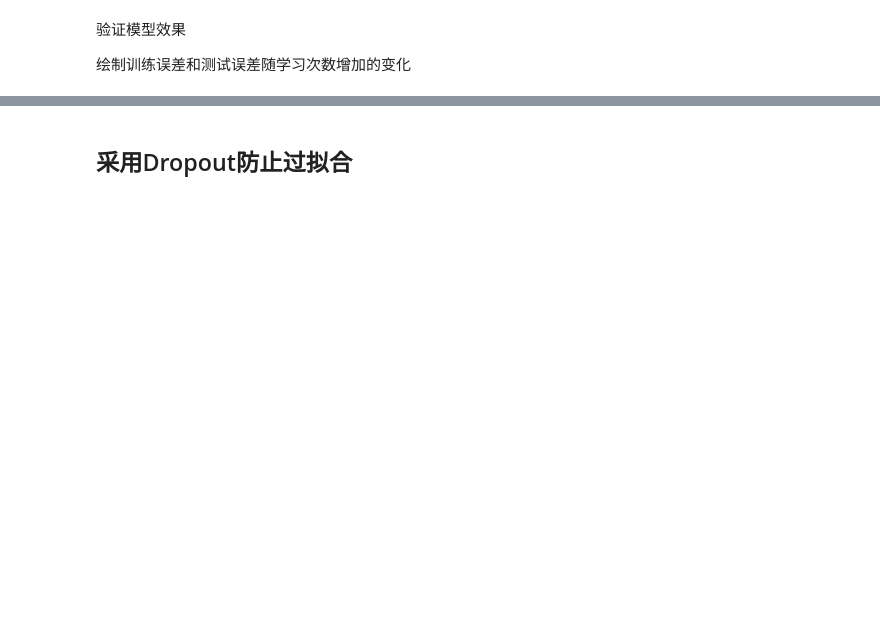
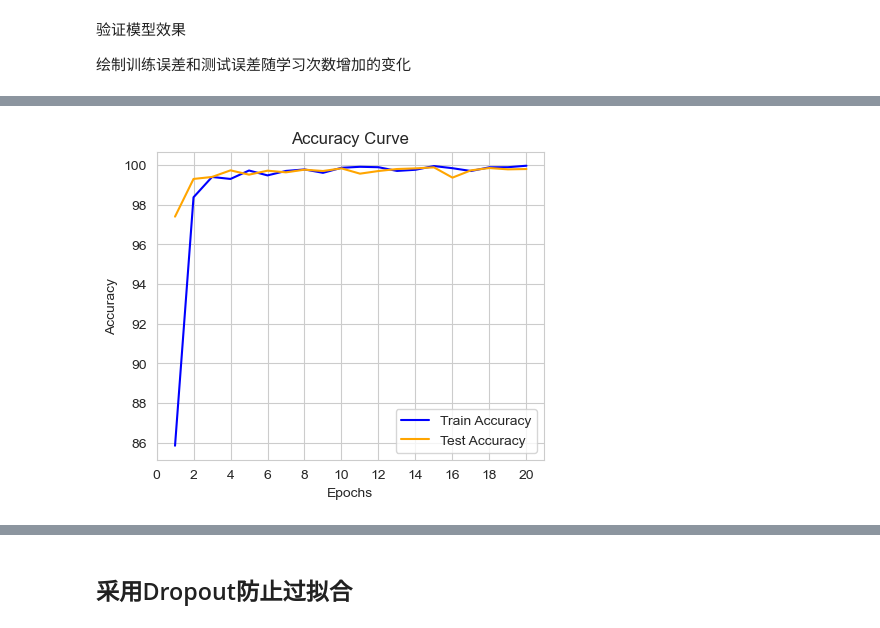
Before and after one commit to ehxu/MCNN-QCC, a Jupyter notebook: MCNN-QCC.ipynb, the cells around one changed output, grey strips where cells are left out. Drawn from its saved outputs; the diff is of its cells as text; code cells hidden in the pictures; blank space fills up the shorter version.

```diff
--- a/MCNN-QCC.ipynb
+++ b/MCNN-QCC.ipynb
@@ -171,6 +437,8 @@ tl.draw_loss(mlp_train_losses, mlp_test_losses)
 # %%
 # Accuracy Curve
-tl.draw_acc(mlp_train_accs, mlp_test_accs)
+draw_acc(mlp_train_accs, mlp_test_accs)
+# %% [output]
+[figure, added]
 # %%
 # # 加载模型
 # device = torch.device('cuda' if torch.cuda.is_available() else 'cpu')
```
Also changed, not shown: parts of 43 cells of this notebook, 2 other files.
